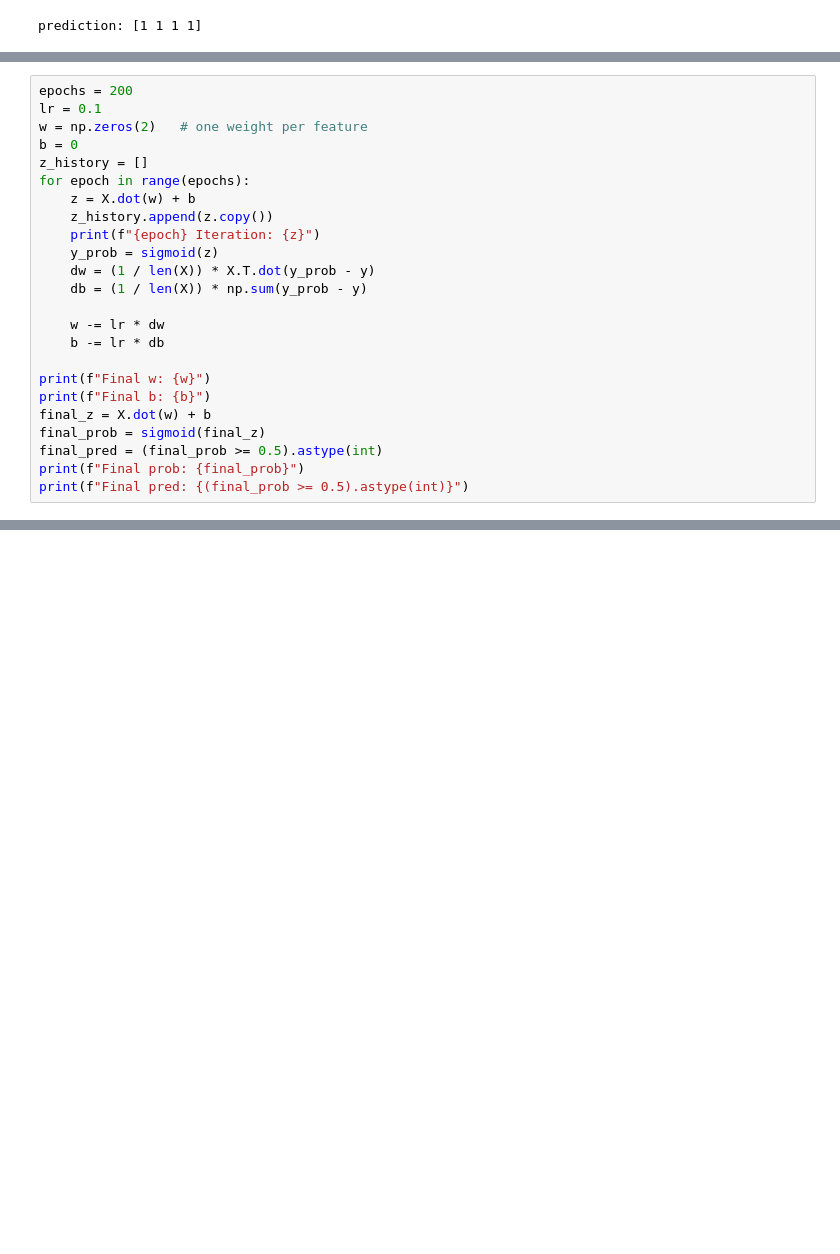
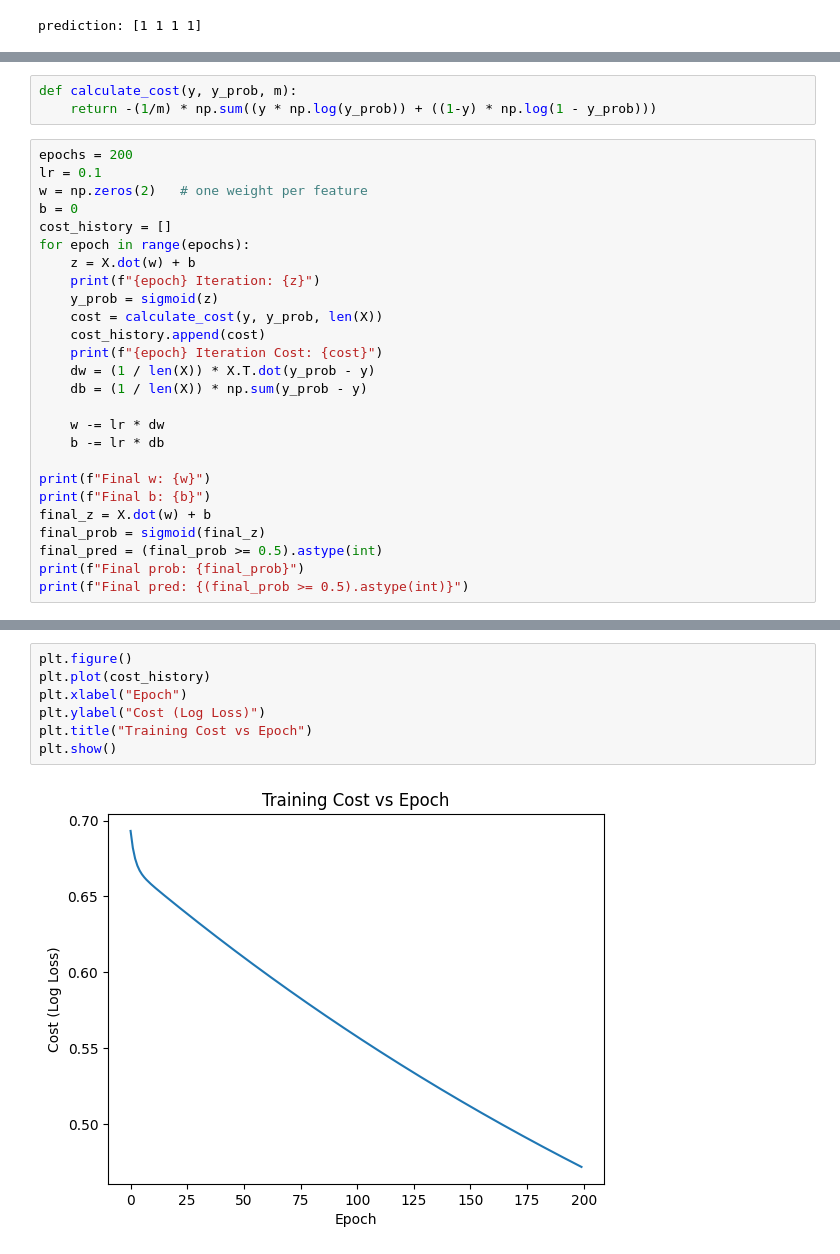
Before and after one commit to busraauz/ai-journey-bootcamp, a Jupyter notebook: week2/day3-regressions/logistic_regression.ipynb, the cells around one changed output, grey strips where cells are left out. Drawn from its saved outputs; the diff is of its cells as text; blank space fills up the shorter version.

```diff
--- a/week2/day3-regressions/logistic_regression.ipynb
+++ b/week2/day3-regressions/logistic_regression.ipynb
@@ -57,14 +59,19 @@ prediction: [1 1 1 1]
+# %%
+def calculate_cost(y, y_prob, m):
+    return -(1/m) * np.sum((y * np.log(y_prob)) + ((1-y) * np.log(1 - y_prob)))
 # %%
 epochs = 200
 lr = 0.1
 w = np.zeros(2)   # one weight per feature
 b = 0
-z_history = []
+cost_history = []
 for epoch in range(epochs):
     z = X.dot(w) + b
-    z_history.append(z.copy())
     print(f"{epoch} Iteration: {z}")
     y_prob = sigmoid(z)
+    cost = calculate_cost(y, y_prob, len(X))
+    cost_history.append(cost)
+    print(f"{epoch} Iteration Cost: {cost}")
     dw = (1 / len(X)) * X.T.dot(y_prob - y)
     db = (1 / len(X)) * np.sum(y_prob - y)
 
@@ -110,3 +116,12 @@ plt.legend()
 plt.show()
 # %% [output]
 [figure]
+# %%
+plt.figure()
+plt.plot(cost_history)
+plt.xlabel("Epoch")
+plt.ylabel("Cost (Log Loss)")
+plt.title("Training Cost vs Epoch")
+plt.show()
+# %% [output]
+[figure, added]
```
Also changed, not shown: parts of 12 cells of this notebook, 2 other files.
